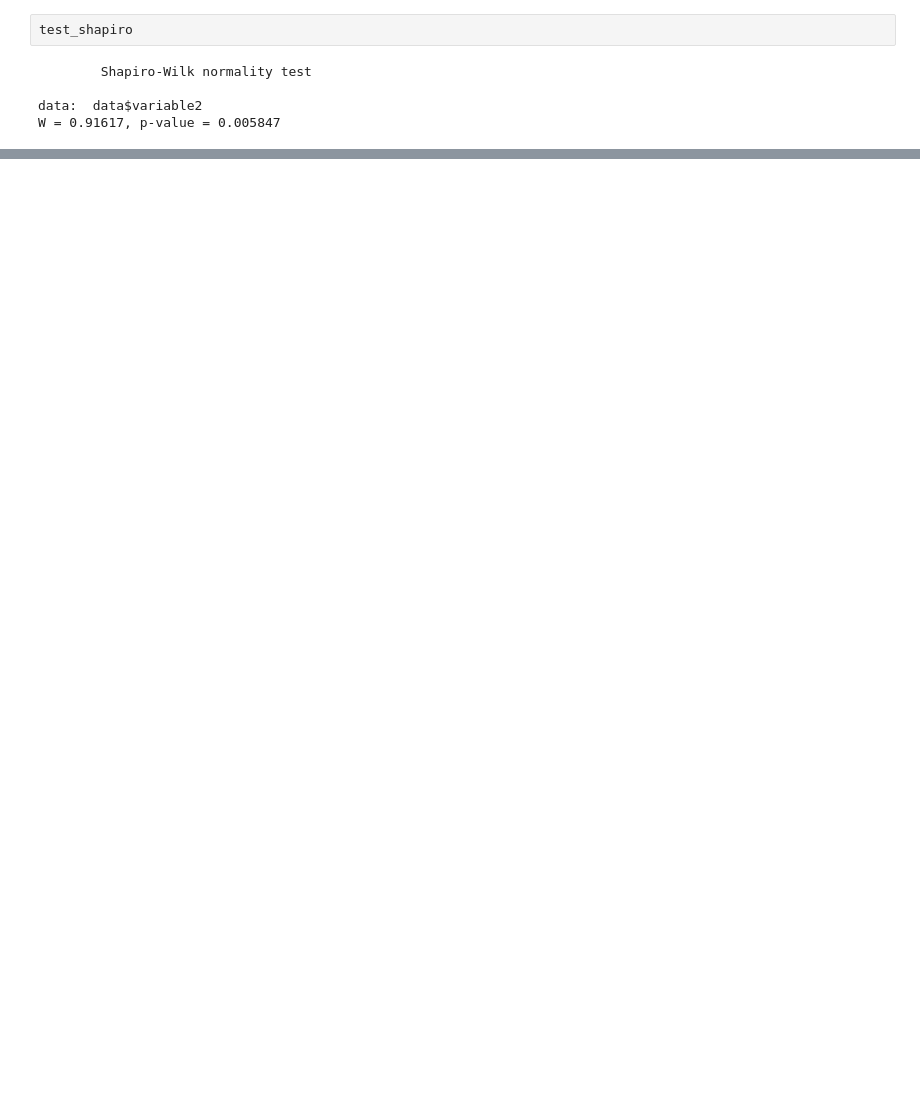
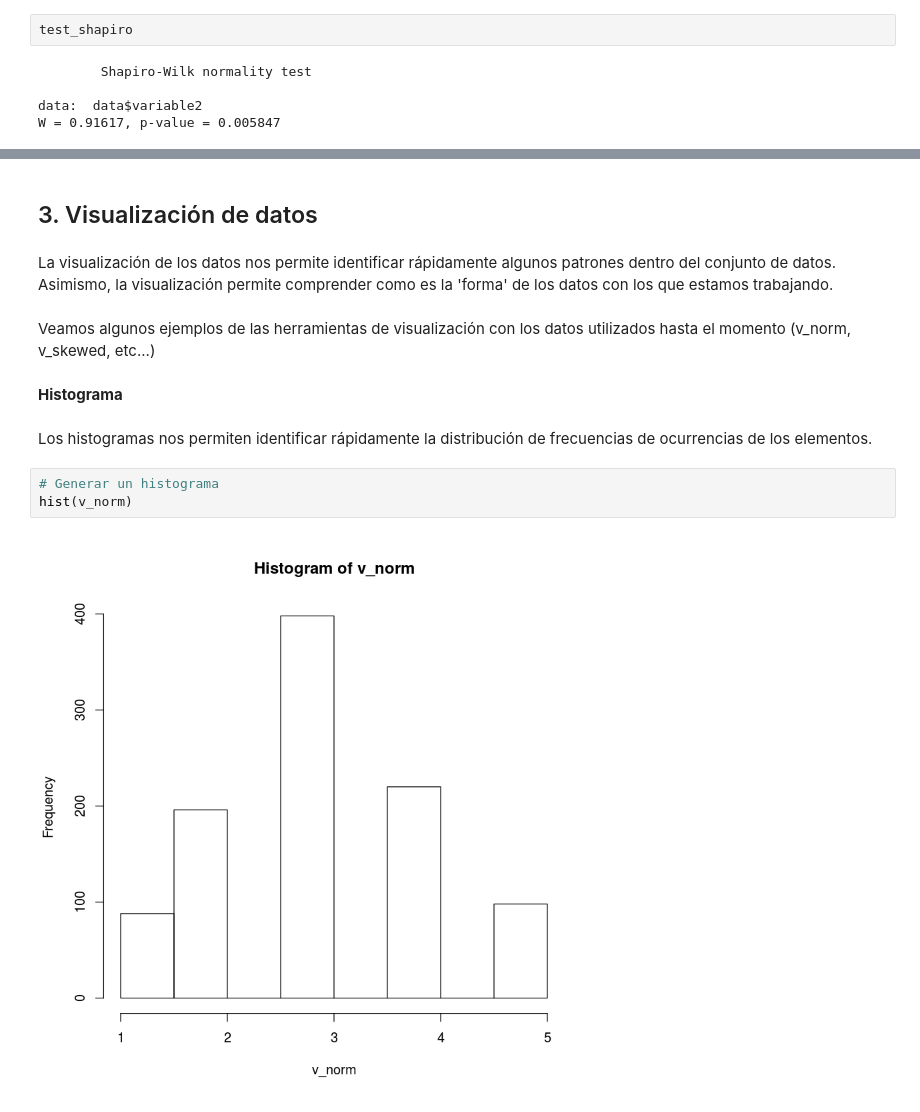
Before and after one commit to eduardozamudio/cursoR_unam, a Jupyter notebook: notebooks/Tema4- Análisis exploratorio.ipynb, the cells around one changed output, grey strips where cells are left out. Cells and saved outputs as stored; diff of their text form; blank space fills up the shorter version.

```diff
--- a/notebooks/Tema4- Análisis exploratorio.ipynb
+++ b/notebooks/Tema4- Análisis exploratorio.ipynb
@@ -218,0 +267,15 @@ W = 0.91617, p-value = 0.005847
+# %% [markdown]
+## 3. Visualización de datos
+# %% [markdown]
+La visualización de los datos nos permite identificar rápidamente algunos patrones dentro del conjunto de datos. Asimismo, la visualización permite comprender como es la 'forma' de los datos con los que estamos trabajando.
+# %% [markdown]
+Veamos algunos ejemplos de las herramientas de visualización con los datos utilizados hasta el momento (v_norm, v_skewed, etc...)
+# %% [markdown]
+**Histograma**
+# %% [markdown]
+Los histogramas nos permiten identificar rápidamente la distribución de frecuencias de ocurrencias de los elementos.
+# %%
+# Generar un histograma
+hist(v_norm)
+# %% [output]
+[figure, added]
```
Also changed, not shown: parts of 34 cells of this notebook.
